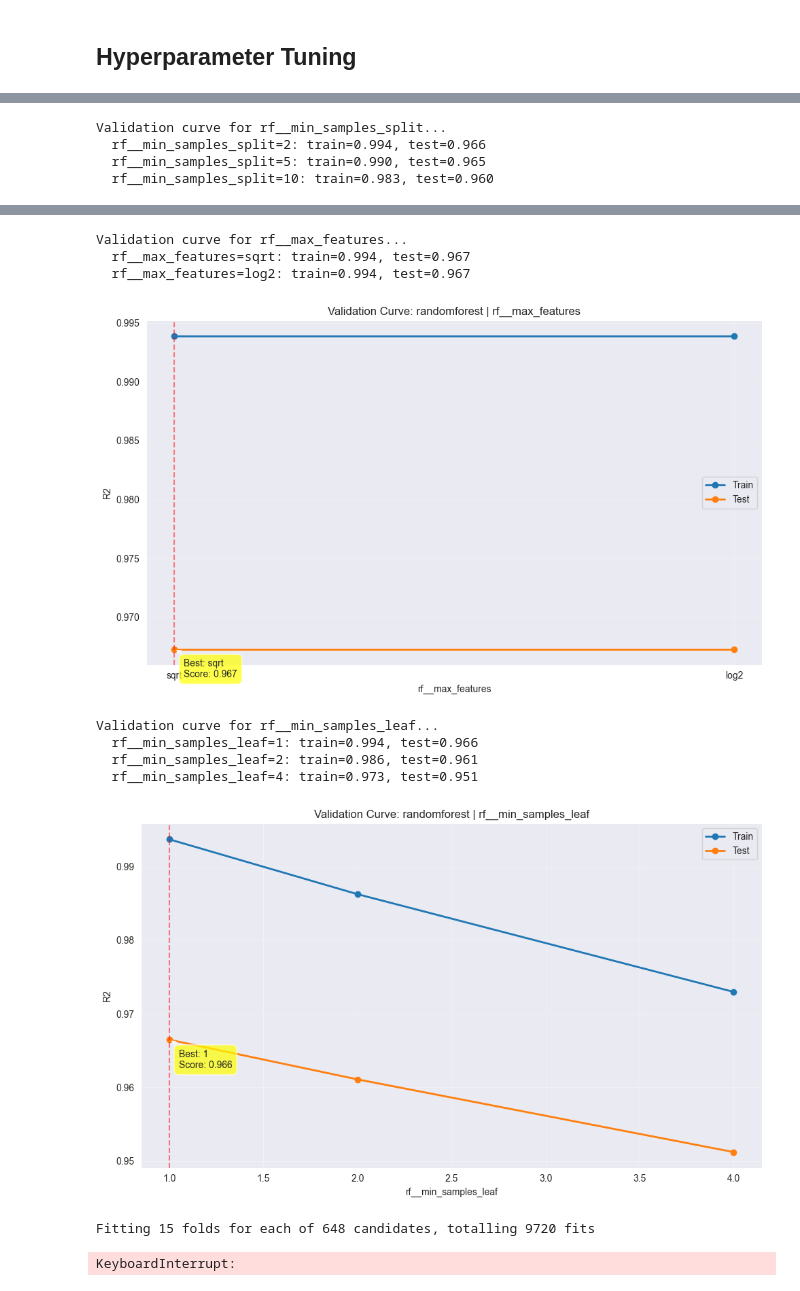
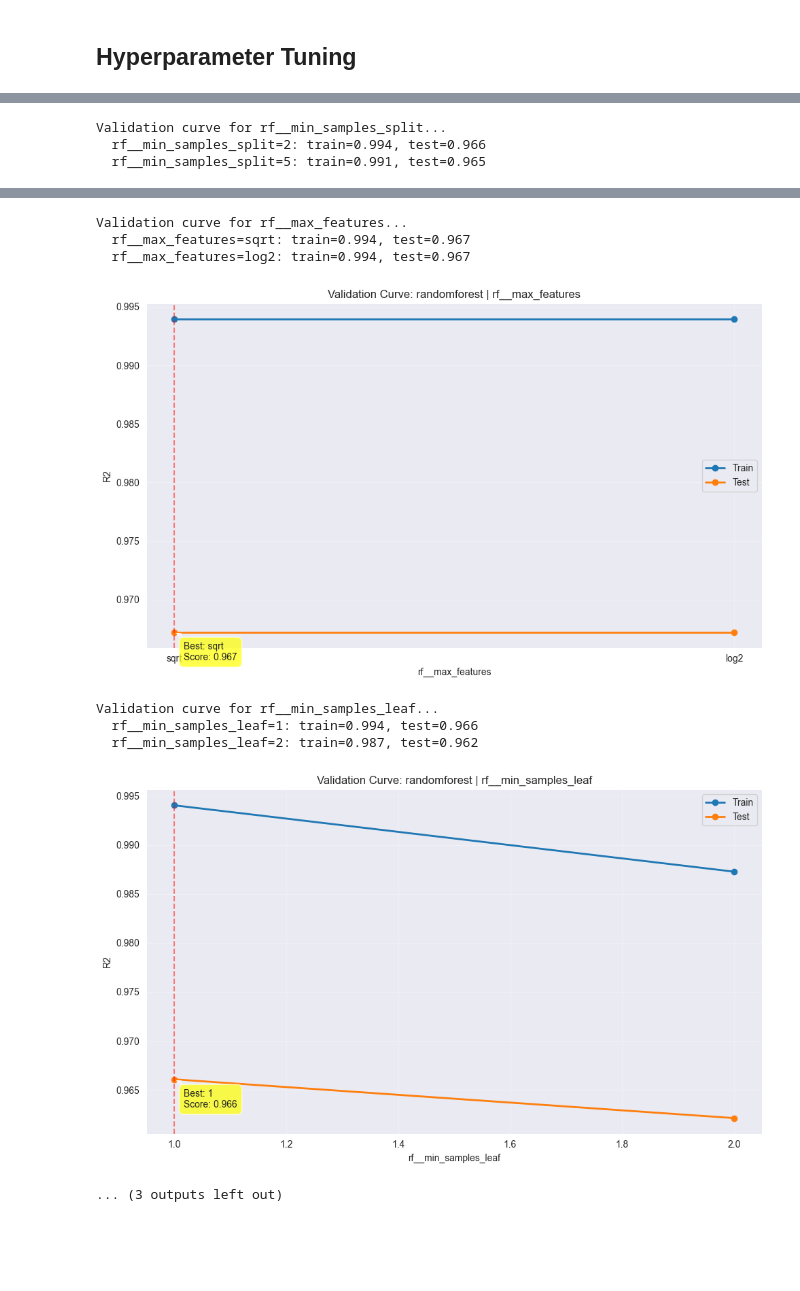
Before and after one commit to mcikalmerdeka/samolet-apart-prediction, a Jupyter notebook: notebook.ipynb, the cells around one changed output, grey strips where cells are left out. Cells and saved outputs as stored; diff of their text form; code cells hidden in the pictures; blank space fills up the shorter version.

```diff
--- a/notebook.ipynb
+++ b/notebook.ipynb
@@ -19,6 +20,6 @@ pd.set_option('display.max_columns', None)
 # %%
 # Load dataset
-df_raw = pd.read_csv('data/case_data.csv')
+df_raw = pd.read_csv('data/case_data.csv', low_memory=False)
 
 # Create a copy of the dataframe
 df = df_raw.copy()
@@ -256,3 +183,0 @@ Percentage of Outliers: 27.05%
-# %%
-# Implement the outliers handling
-df = filter_outliers(df, columns=check_outliers_cols, method='iqr', threshold=1.5, detect_only=False)
@@ -487,0 +629,19 @@ for model in models :
+# %%
+from sklearn.linear_model import LinearRegression
+from sklearn.neighbors import KNeighborsRegressor
+from sklearn.tree import DecisionTreeRegressor
+from sklearn.ensemble import RandomForestRegressor
+from xgboost import XGBRegressor
+
+# Initialize models
+lr = LinearRegression()
+knn = KNeighborsRegressor()
+dt = DecisionTreeRegressor(random_state=42)
+rf = RandomForestRegressor(random_state=42)
+xgb = XGBRegressor(random_state=42)
+
+models = [lr, knn, dt, rf, xgb]
+
+# Train all models on TRAINING data
+for model in models:
+    model.fit(X_train_scaled, y_train_clean)
@@ -642,24 +793,21 @@ As for the hyperparameter tuning we will be doing it only to the best model whic
 # %%
 from utils import tune_single_model
 
-# Select models to tune
-models_to_tune = "randomforest"
-
+# Tune Random Forest on TRAINING data, evaluate on VALIDATION data
 fitted_model, fit_time = tune_single_model(
-    X_train=X_train,
-    y_train=y_train,
-    X_test=X_test,
-    y_test=y_test,
-    model_name=models_to_tune,
+    X_train=X_train_scaled,
+    y_train=y_train_clean,
+    X_test=X_val_scaled,
+    y_test=y_val_clean,
+    model_name="randomforest",
     search_method='grid',
-    n_iter=30,
     scoring='r2',
     display=True,
     progress_bar=True,
     plot_validation_curves=True
 )
 
-print(f'  Best CV Score: {fitted_model.best_score_:.4f}')
-print(f'  Best Parameters: {fitted_model.best_params_}')
+print(f'Best CV Score: {fitted_model.best_score_:.4f}')
+print(f'Best Parameters: {fitted_model.best_params_}')
 # %% [output]
 Validation curve for rf__n_estimators...
@@ -681,4 +828,3 @@ Validation curve for rf__max_depth...
 Validation curve for rf__min_samples_split...
   rf__min_samples_split=2: train=0.994, test=0.966
-  rf__min_samples_split=5: train=0.990, test=0.965
-  rf__min_samples_split=10: train=0.983, test=0.960
+  rf__min_samples_split=5: train=0.991, test=0.965
@@ -686,12 +832,10 @@ Validation curve for rf__min_samples_split...
 Validation curve for rf__max_features...
   rf__max_features=sqrt: train=0.994, test=0.967
   rf__max_features=log2: train=0.994, test=0.967
 [figure]
 Validation curve for rf__min_samples_leaf...
   rf__min_samples_leaf=1: train=0.994, test=0.966
-  rf__min_samples_leaf=2: train=0.986, test=0.961
-  rf__min_samples_leaf=4: train=0.973, test=0.951
+  rf__min_samples_leaf=2: train=0.987, test=0.962
-[figure, old version]
+[figure, new version]
-Fitting 15 folds for each of 648 candidates, totalling 9720 fits
+... (3 outputs left out)
-KeyboardInterrupt:
 # %% [markdown]
```
Also changed, not shown: parts of 96 cells of this notebook.
